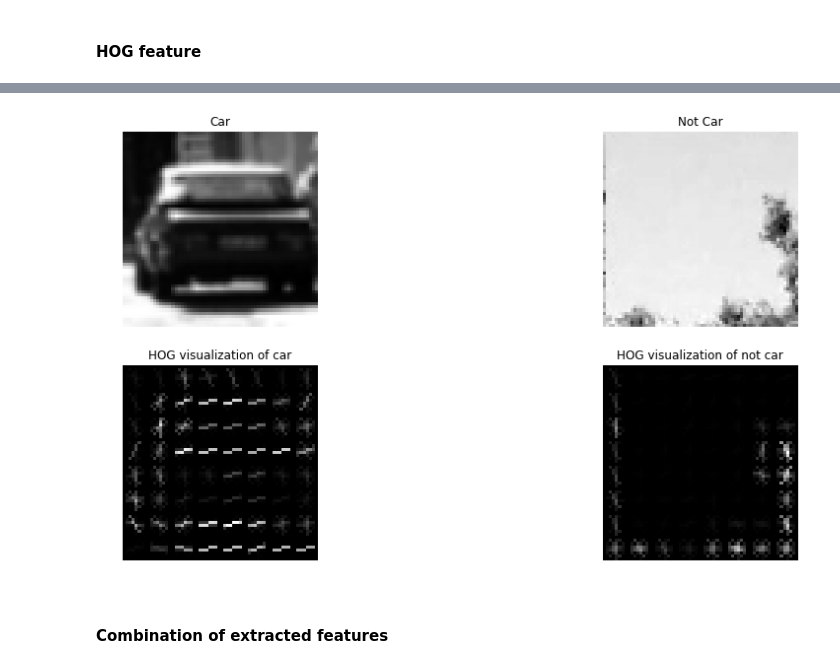
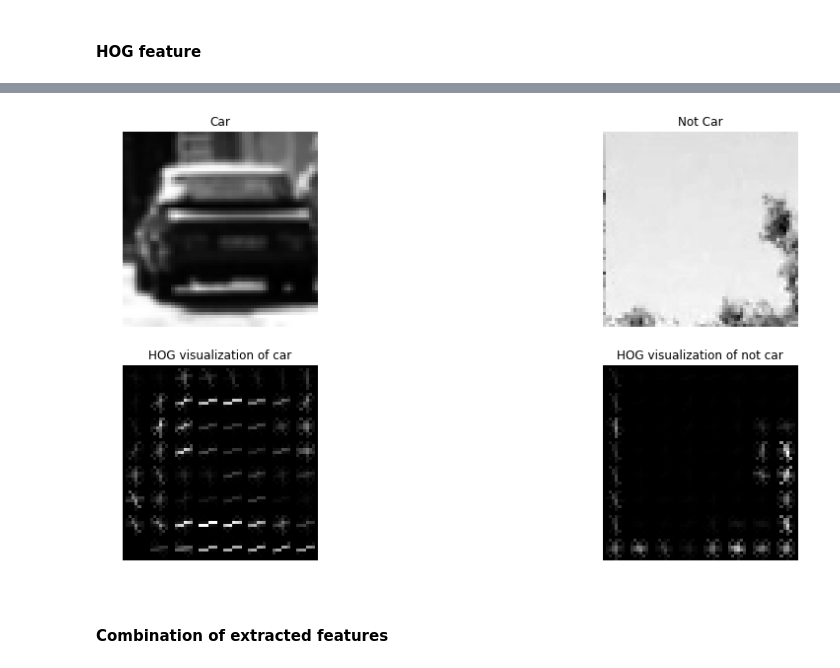
Before and after one commit to truongconghiep/CarND-Vehicle-Detection, a Jupyter notebook: CarND-Vehicle-Detection.ipynb, the cells around one changed output, grey strips where cells are left out. Drawn from its saved outputs; the diff is of its cells as text; code cells hidden in the pictures.

```diff
--- a/CarND-Vehicle-Detection.ipynb
+++ b/CarND-Vehicle-Detection.ipynb
@@ -82,7 +82,7 @@ car_example1 = mpimg.imread(cars[0])
 notcar_example1 = mpimg.imread(notcars[0])
 car_gray = cv2.cvtColor(car_example1, cv2.COLOR_RGB2GRAY)
 notcar_gray = cv2.cvtColor(notcar_example1, cv2.COLOR_RGB2GRAY)
-Hog_car_example, hog_img_car = get_hog_features(car_gray, 9, 8,2, vis=True)
+Hog_car_example, hog_img_car = get_hog_features(car_example1[:,:,0], 9, 8,2, vis=True)
 Hog_notcar_example, hog_img_notcar = get_hog_features(notcar_gray, 9, 8,2, vis=True)
 
 Plot_Images([car_gray,notcar_gray,hog_img_car, hog_img_notcar], number_img_per_row = 2, title = None,
@@ -93,4 +91,4 @@ C:\ProgramData\Anaconda3\lib\site-packages\skimage\feature\_hog.py:119: skimage_
-[figure, old version]
+[figure, new version]
 # %% [markdown]
 #### Combination of extracted features
 # %%
```
Also changed, not shown: parts of 12 cells of this notebook, 8 other files.
